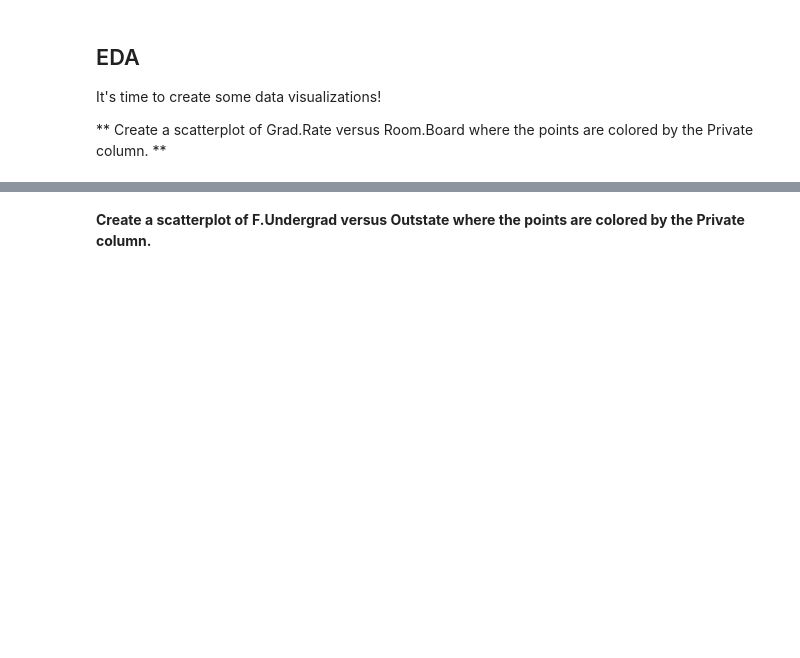
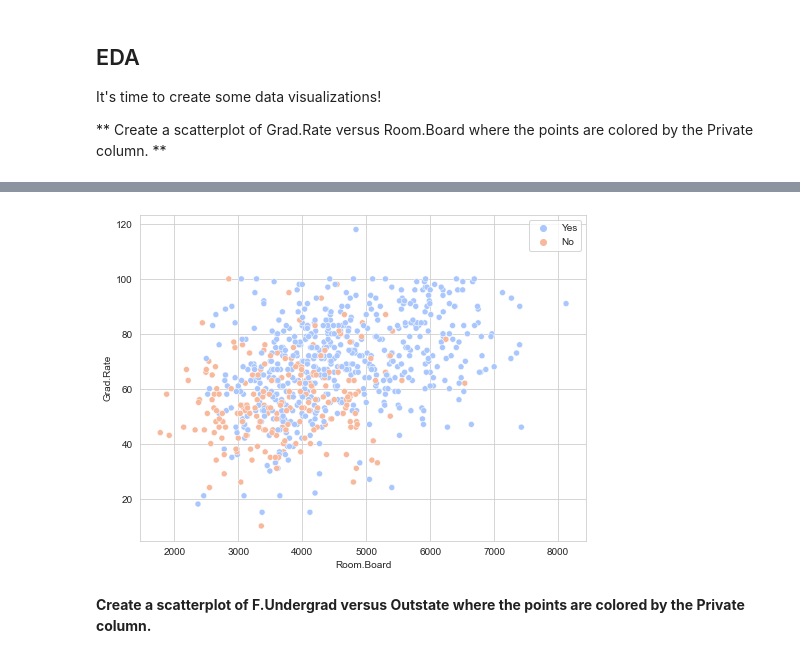
Before and after one commit to roblivesinottawa/data_science_machine_learning_python, a Jupyter notebook: 17-K-Means-Clustering/02-K Means Clustering Project.ipynb, the cells around one changed output, grey strips where cells are left out. Cells and saved outputs as stored; diff of their text form; code cells hidden in the pictures; blank space fills up the shorter version.

```diff
--- a/17-K-Means-Clustering/02-K Means Clustering Project.ipynb
+++ b/17-K-Means-Clustering/02-K Means Clustering Project.ipynb
@@ -35,9 +35,19 @@ We will use a data frame with 777 observations on the following 18 variables.
 ## Import Libraries
 
 ** Import the libraries you usually use for data analysis.**
+# %%
+import pandas as pd
+import numpy as np
+import matplotlib.pyplot as plt
+import seaborn as sns
+%matplotlib inline
+
+sns.set_style('whitegrid')
 # %% [markdown]
 ## Get the Data
 # %% [markdown]
 ** Read in the College_Data file using read_csv. Figure out how to set the first column as the index.**
+# %%
+data = pd.read_csv("College_Data", index_col=0)
 # %% [markdown]
 **Check the head of the data**
@@ -94,2 +103,8 @@ It's time to create some data visualizations!
+# %%
+plt.figure(figsize=(8,6))
+sns.scatterplot(x="Room.Board", y="Grad.Rate", data=data, hue="Private", palette="coolwarm")
+legend = plt.legend(loc='best', shadow=False, scatterpoints=1)
+# %% [output]
+[figure, added]
 # %% [markdown]
 **Create a scatterplot of F.Undergrad versus Outstate where the points are colored by the Private column.**
```
Also changed, not shown: parts of 32 cells of this notebook, 1 other file.
